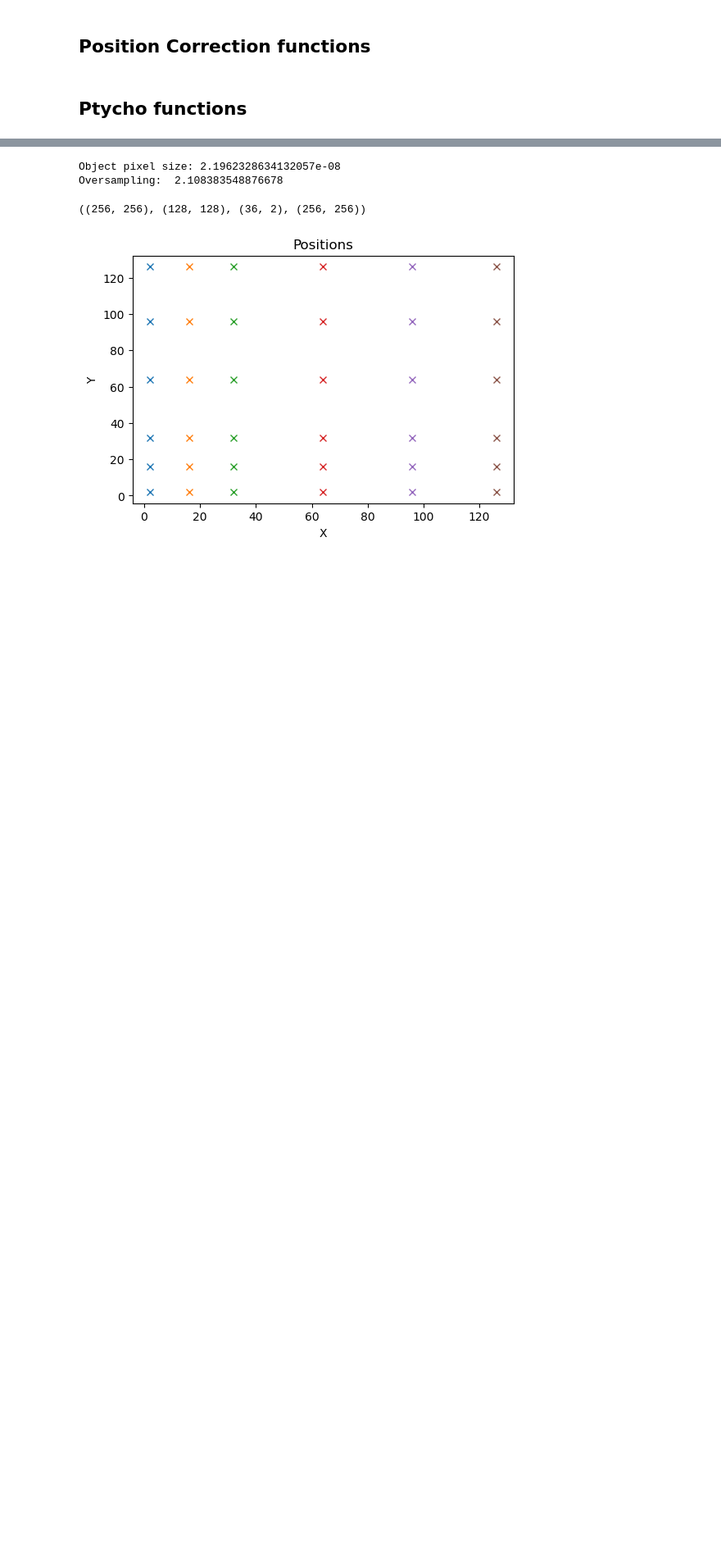
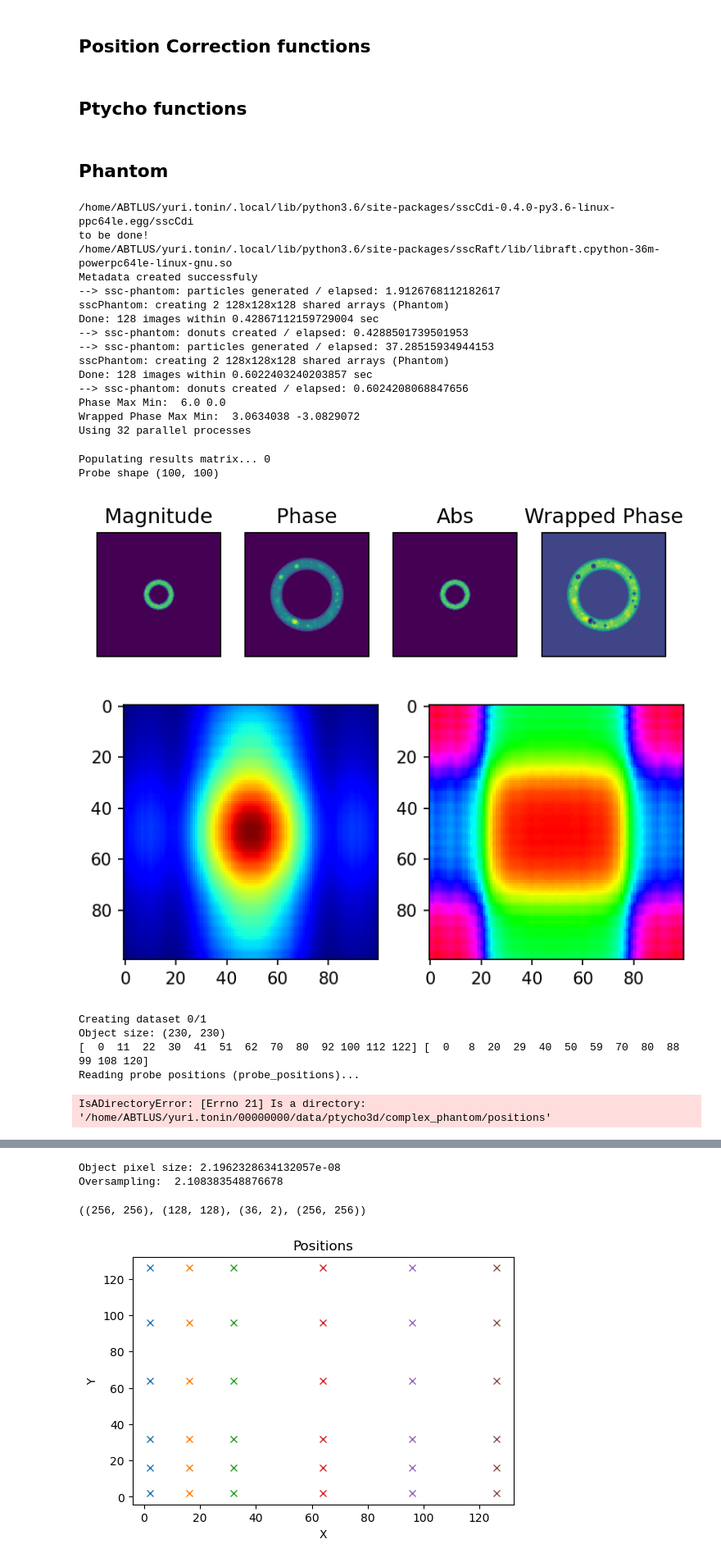
Before and after one commit to cnpem/ssc-cdi, a Jupyter notebook: sscCdi/caterete/dev_ptycho/RAAR_mPIE_using_phantom.ipynb, the cells around one changed output, grey strips where cells are left out. Shown at 82% size. Cells and saved outputs as stored; diff of their text form; code cells hidden in the pictures; blank space fills up the shorter version.

```diff
--- a/sscCdi/caterete/dev_ptycho/RAAR_mPIE_using_phantom.ipynb
+++ b/sscCdi/caterete/dev_ptycho/RAAR_mPIE_using_phantom.ipynb
@@ -630,3 +630,45 @@ def convert_probe_positions(dx, probe_positions, offset_topleft = 1):
 
 def set_object_size_pxls(x_pos,y_pos,probe_size,gap=10):
     return (np.int(gap + probe_size[0]+(np.max(y_pos)-np.min(y_pos))),np.int(gap+probe_size[1]+(np.max(x_pos)-np.min(x_pos))))
+# %% [markdown]
+## Phantom
+# %%
+from phantom_functions import create_ptycho_phantom
+
+inputs = {
+"path" : "/home/ABTLUS/yuri.tonin/00000000/data/ptycho3d/complex_phantom/model/",
+"matrix_size": 128, # n of pixels; one side of cube
+"n_cpus": 100, # cpu cores
+"energy": 6, #keV
+"distance": 1, # meter
+"probe_pxl": 8*1.25156e-6,
+"probe_steps_xy": [10,10], # pixels
+"n_of_angles": 0
+}
+
+phantom, magnitude, phase, sinogram, probe, data = create_ptycho_phantom(inputs,sample="donut",probe="CAT",position_errors=False,load=False)
+# %% [output]
+/home/ABTLUS/yuri.tonin/.local/lib/python3.6/site-packages/sscCdi-0.4.0-py3.6-linux-ppc64le.egg/sscCdi
+to be done!
+/home/ABTLUS/yuri.tonin/.local/lib/python3.6/site-packages/sscRaft/lib/libraft.cpython-36m-powerpc64le-linux-gnu.so
+Metadata created successfuly
+--> ssc-phantom: particles generated / elapsed: 1.9126768112182617
+sscPhantom: creating 2 128x128x128 shared arrays (Phantom)
+Done: 128 images within 0.42867112159729004 sec
+--> ssc-phantom: donuts created / elapsed: 0.4288501739501953
+--> ssc-phantom: particles generated / elapsed: 37.28515934944153
+sscPhantom: creating 2 128x128x128 shared arrays (Phantom)
+Done: 128 images within 0.6022403240203857 sec
+--> ssc-phantom: donuts created / elapsed: 0.6024208068847656
+Phase Max Min:  6.0 0.0
+Wrapped Phase Max Min:  3.0634038 -3.0829072
+Using 32 parallel processes
+Populating results matrix... 0
+Probe shape (100, 100)
+[figure, added]
+[figure, added]
+Creating dataset 0/1
+Object size: (230, 230)
+[  0  11  22  30  41  51  62  70  80  92 100 112 122] [  0   8  20  29  40  50  59  70  80  88  99 108 120]
+Reading probe positions (probe_positions)...
+IsADirectoryError: [Errno 21] Is a directory: '/home/ABTLUS/yuri.tonin/00000000/data/ptycho3d/complex_phantom/positions'
```
Also changed, not shown: parts of 7 cells of this notebook, 5 other files.
